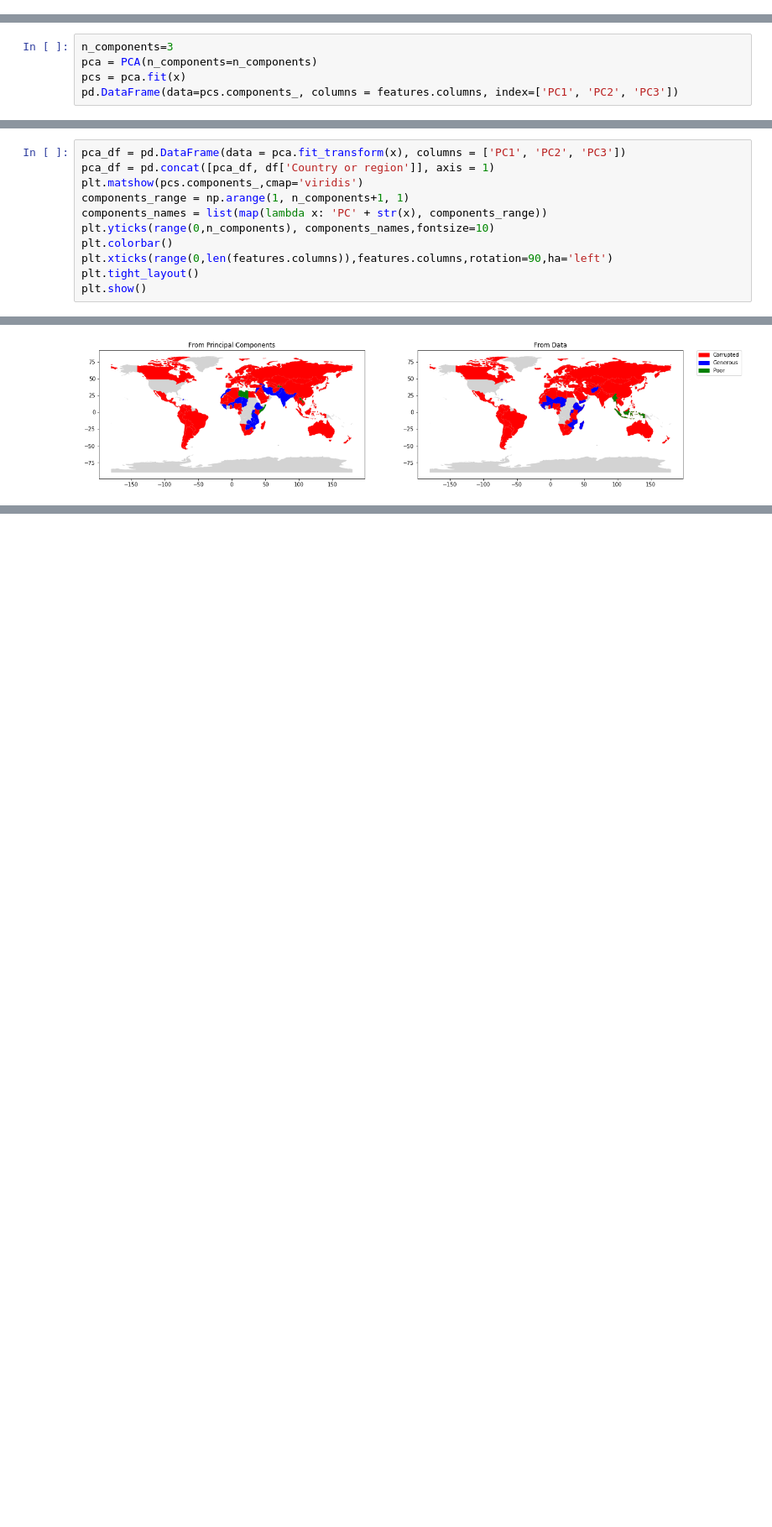
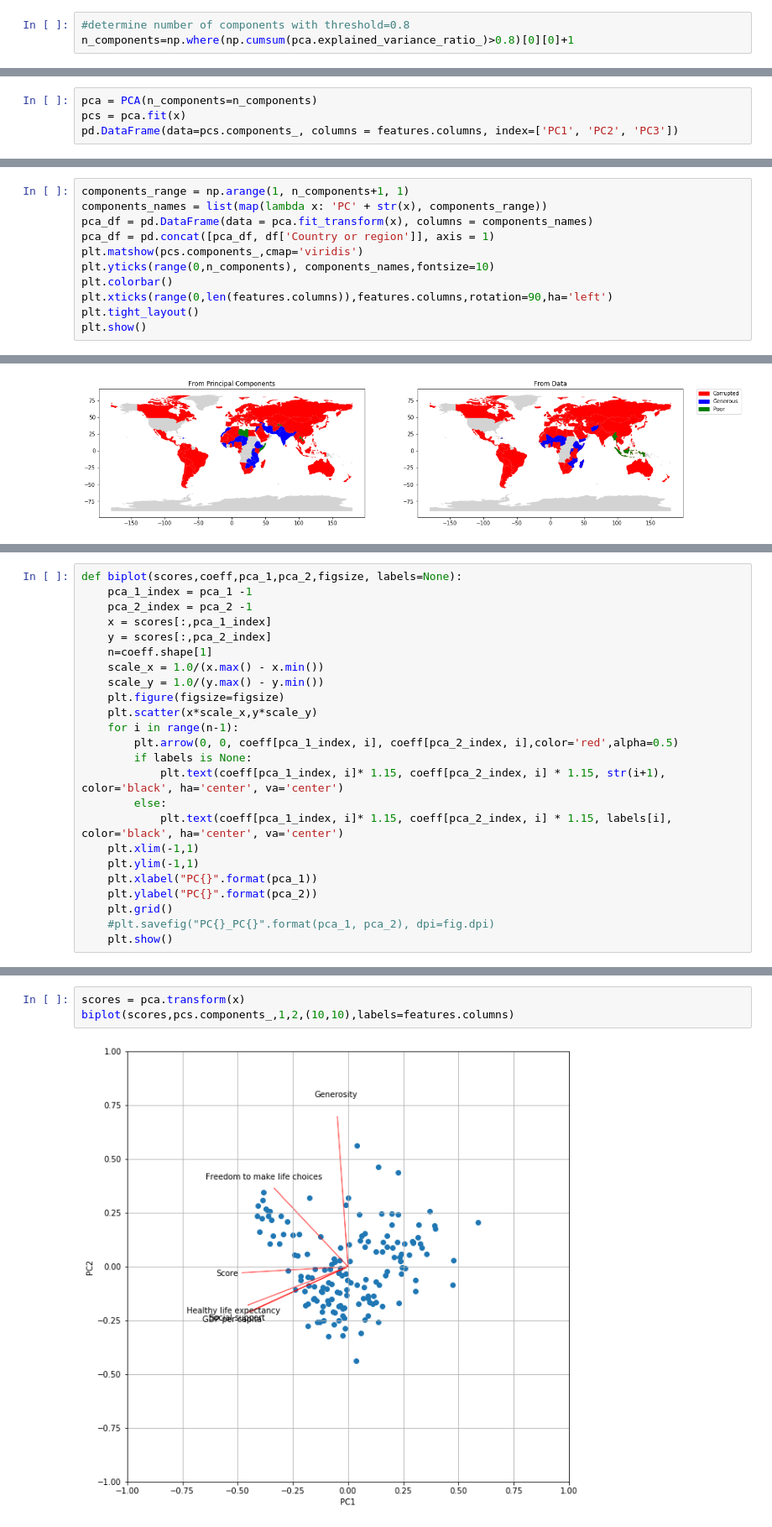
Before and after one commit to rootstrap/ml-training, a Jupyter notebook: dimension_reduction.ipynb, the cells around one changed output, grey strips where cells are left out. Shown at 84% size. Drawn from its saved outputs; the diff is of its cells as text; blank space fills up the shorter version.

```diff
--- a/dimension_reduction.ipynb
+++ b/dimension_reduction.ipynb
@@ -93,3 +92,6 @@ np.cumsum(pca.explained_variance_ratio_)
 # %% [output]
 array([0.54464917, 0.74852619, 0.83608123, 0.91555369, 0.95299697,
        0.97761213, 1.        ])
+# %%
+#determine number of components with threshold=0.8
+n_components=np.where(np.cumsum(pca.explained_variance_ratio_)>0.8)[0][0]+1
@@ -106,7 +113,6 @@ This is totally subjective, so you can find another definition for the component
 
 Observation: The Perception of Corruption Index is measure on a scale from 100 (clean) to 0 (highly corrupted).
 # %%
-n_components=3
 pca = PCA(n_components=n_components)
 pcs = pca.fit(x)
 pd.DataFrame(data=pcs.components_, columns = features.columns, index=['PC1', 'PC2', 'PC3'])
@@ -116,11 +122,11 @@ pd.DataFrame(data=pcs.components_, columns = features.columns, index=['PC1', 'PC
 | PC2 | -0.028371 | -0.213377 | -0.207148 | -0.177856 | 0.362130 | 0.693809 | ... |
 | PC3 | 0.071505 | -0.049598 | 0.258645 | 0.000873 | 0.106359 | 0.577009 | ... |
 # %%
-pca_df = pd.DataFrame(data = pca.fit_transform(x), columns = ['PC1', 'PC2', 'PC3'])
+components_range = np.arange(1, n_components+1, 1)
+components_names = list(map(lambda x: 'PC' + str(x), components_range))
+pca_df = pd.DataFrame(data = pca.fit_transform(x), columns = components_names)
 pca_df = pd.concat([pca_df, df['Country or region']], axis = 1)
 plt.matshow(pcs.components_,cmap='viridis')
-components_range = np.arange(1, n_components+1, 1)
-components_names = list(map(lambda x: 'PC' + str(x), components_range))
 plt.yticks(range(0,n_components), components_names,fontsize=10)
 plt.colorbar()
 plt.xticks(range(0,len(features.columns)),features.columns,rotation=90,ha='left')
@@ -228,0 +235,24 @@ array([0.85907242, 0.12395281, 0.07116752, 0.04646862, 0.01843313,
+# %%
+def biplot(scores,coeff,pca_1,pca_2,figsize, labels=None):
+    pca_1_index = pca_1 -1
+    pca_2_index = pca_2 -1
+    x = scores[:,pca_1_index]
+    y = scores[:,pca_2_index]
+    n=coeff.shape[1]
+    scale_x = 1.0/(x.max() - x.min())
+    scale_y = 1.0/(y.max() - y.min())
+    plt.figure(figsize=figsize)
+    plt.scatter(x*scale_x,y*scale_y)
+    for i in range(n-1):
+        plt.arrow(0, 0, coeff[pca_1_index, i], coeff[pca_2_index, i],color='red',alpha=0.5)
+        if labels is None:
+            plt.text(coeff[pca_1_index, i]* 1.15, coeff[pca_2_index, i] * 1.15, str(i+1), color='black', ha='center', va='center')
+        else:
+            plt.text(coeff[pca_1_index, i]* 1.15, coeff[pca_2_index, i] * 1.15, labels[i], color='black', ha='center', va='center')
+    plt.xlim(-1,1)
+    plt.ylim(-1,1)
+    plt.xlabel("PC{}".format(pca_1))
+    plt.ylabel("PC{}".format(pca_2))
+    plt.grid()
+    #plt.savefig("PC{}_PC{}".format(pca_1, pca_2), dpi=fig.dpi)
+    plt.show()
@@ -228,0 +265,5 @@ array([0.85907242, 0.12395281, 0.07116752, 0.04646862, 0.01843313,
+# %%
+scores = pca.transform(x)
+biplot(scores,pcs.components_,1,2,(10,10),labels=features.columns)
+# %% [output]
+[figure, added]
```
Also changed, not shown: parts of 11 cells of this notebook, 14 other files.
